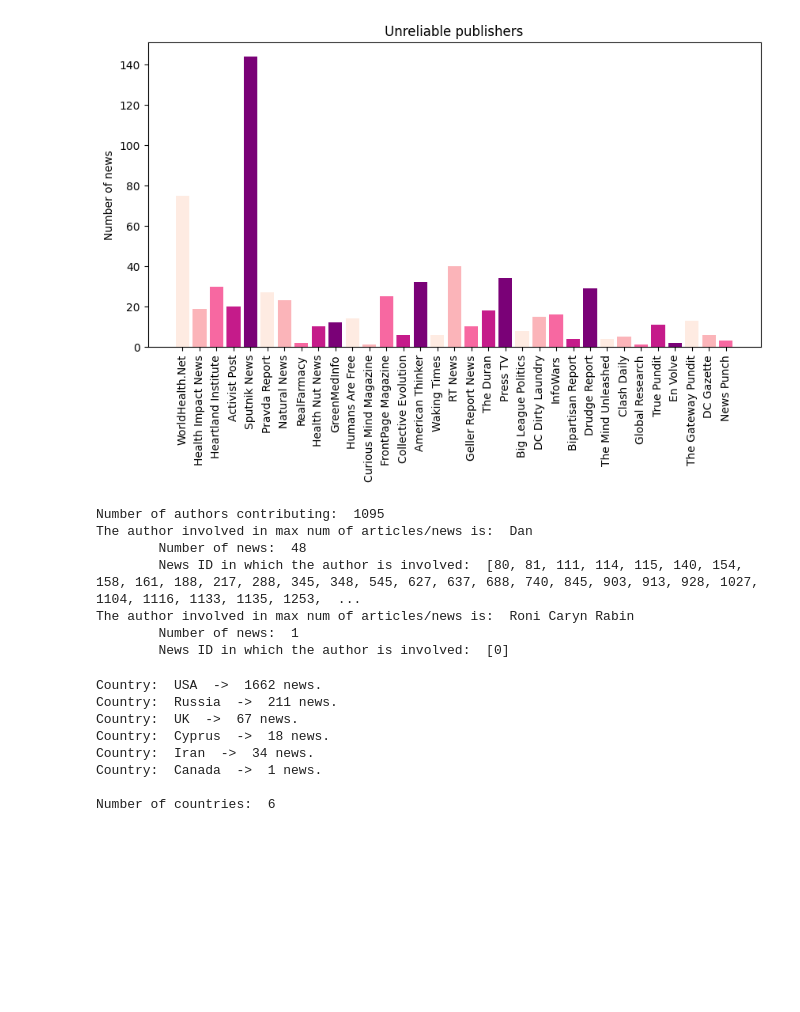
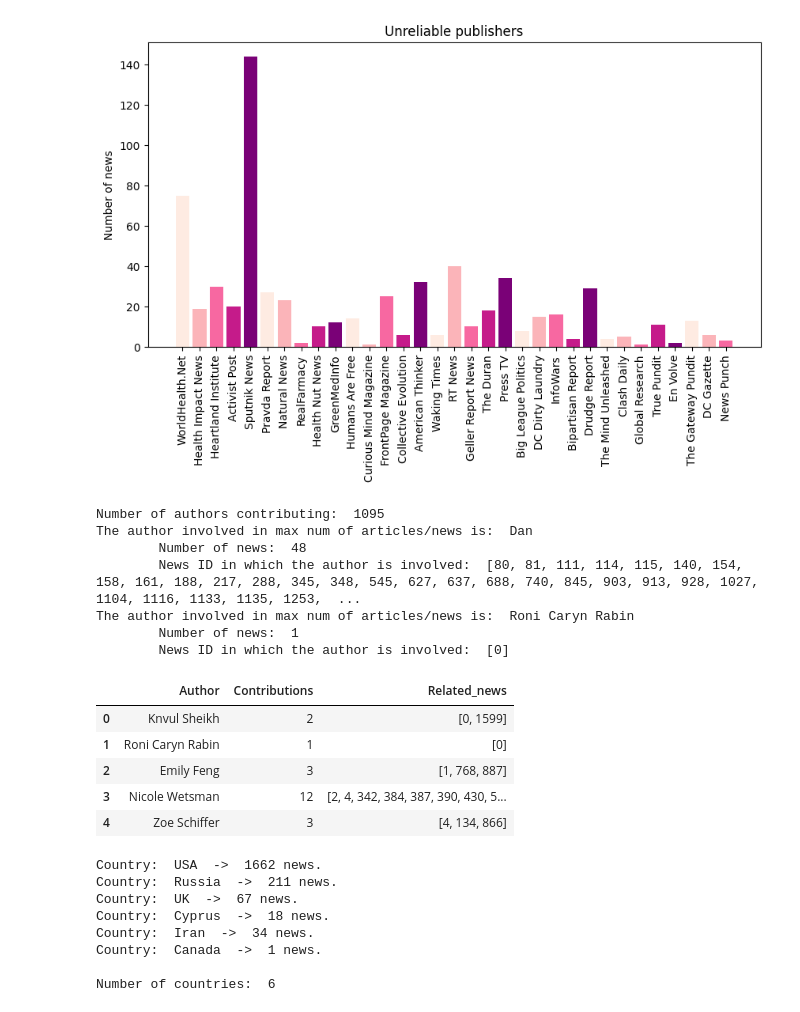
Before and after one commit to aidagomezbueno/smm-final_project, a Jupyter notebook: dataset-description.ipynb, the cells around one changed output. Drawn from its saved outputs; the diff is of its cells as text; code cells hidden in the pictures; blank space fills up the shorter version.

```diff
--- a/dataset-description.ipynb
+++ b/dataset-description.ipynb
@@ -219,34 +219,42 @@ for x in range(n_authors):
     authors_col_dict[temp] = n
     authors_news[temp] = news
 
 len(authors_col_dict)
 del authors_col_dict['']
 del authors_col_dict['0']
 del authors_news['']
 del authors_news['0']
 
 df_author = pd.DataFrame()
 df_author['Author'] = authors_col_dict.keys()
 df_author['Contributions'] = authors_col_dict.values()
-df_author['Rel_news'] = authors_news.values()
+df_author['Related_news'] = authors_news.values()
 
 n_authors = len(authors_col_dict)
 #authors_col_dict
 print("Number of authors contributing: ", n_authors)
 
 max_contr = df_author.loc[df_author['Contributions'].idxmax()]
 print("The author involved in max num of articles/news is: ", max_contr[0], "\n\tNumber of news: ", max_contr[1], "\n\tNews ID in which the author is involved: ", max_contr[2])
 
 min_contr = df_author.loc[df_author['Contributions'].idxmin()]
 print("The author involved in max num of articles/news is: ", min_contr[0], "\n\tNumber of news: ", min_contr[1], "\n\tNews ID in which the author is involved: ", min_contr[2])
+
+df_author.head()
 # %% [output]
 Number of authors contributing:  1095
 The author involved in max num of articles/news is:  Dan
         Number of news:  48
         News ID in which the author is involved:  [80, 81, 111, 114, 115, 140, 154, 158, 161, 188, 217, 288, 345, 348, 545, 627, 637, 688, 740, 845, 903, 913, 928, 1027, 1104, 1116, 1133, 1135, 1253,  ...
 The author involved in max num of articles/news is:  Roni Caryn Rabin
         Number of news:  1
         News ID in which the author is involved:  [0]
+|  | Author | Contributions | Related_news |
+| 0 | Knvul Sheikh | 2 | [0, 1599] |
+| 1 | Roni Caryn Rabin | 1 | [0] |
+| 2 | Emily Feng | 3 | [1, 768, 887] |
+| 3 | Nicole Wetsman | 12 | [2, 4, 342, 384, 387, 390, 430, 5... |
+| 4 | Zoe Schiffer | 3 | [4, 134, 866] |
 # %%
 unique_vals = pd.unique(df['country'].dropna())
 n_countries = unique_vals.size
```
